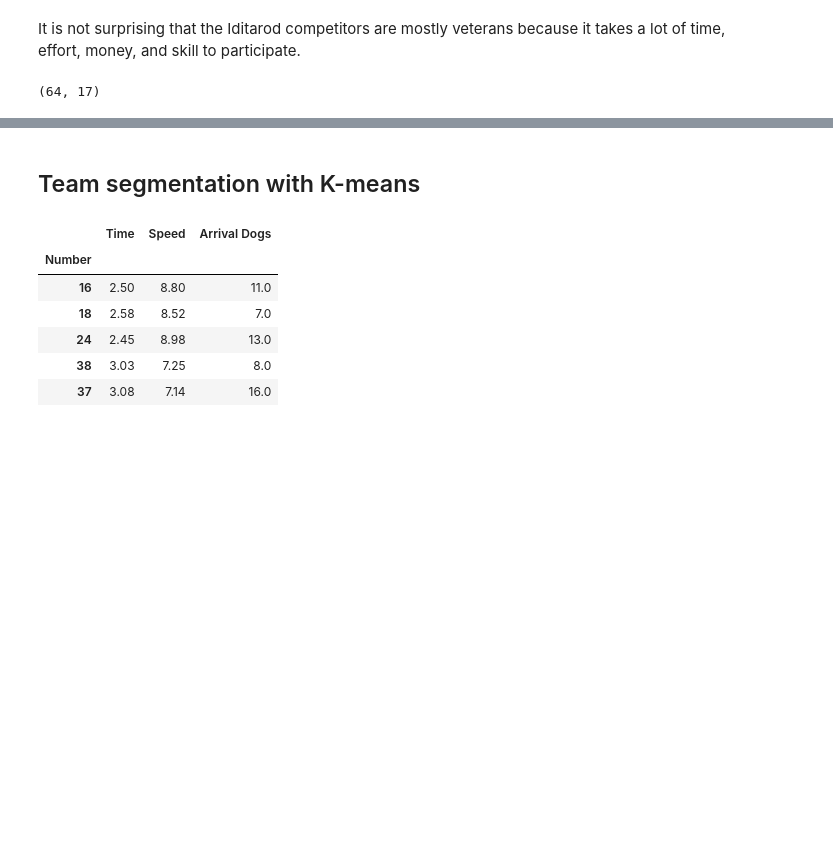
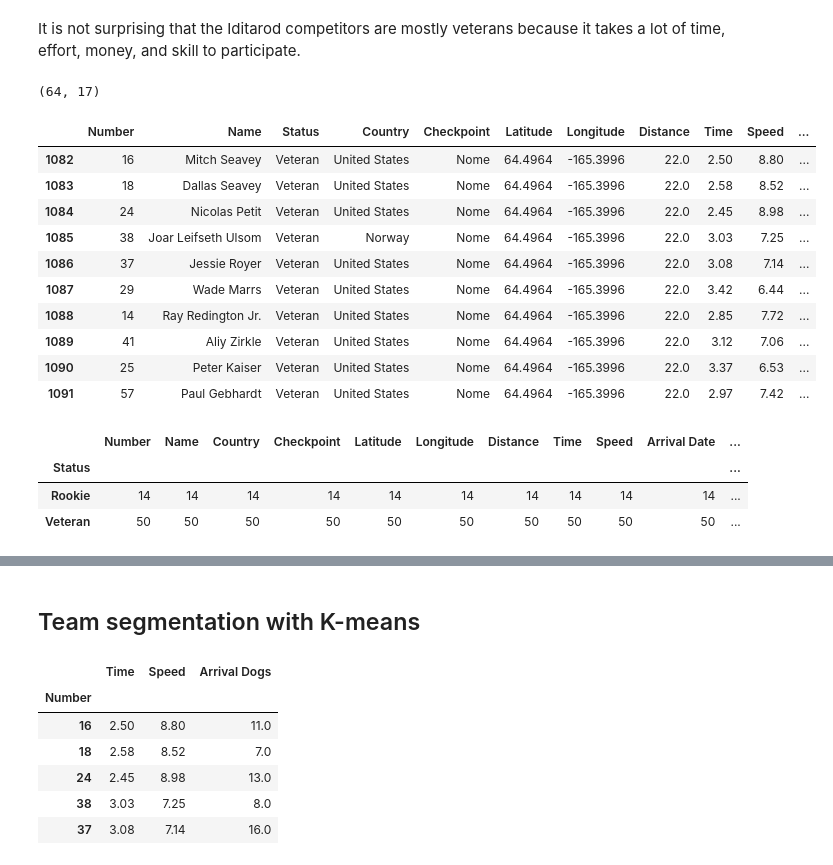
Before and after one commit to evelynzayas/Coursera_Capstone, a Jupyter notebook: Iditarod.ipynb, the cells around one changed output, grey strips where cells are left out. Drawn from its saved outputs; the diff is of its cells as text; code cells hidden in the pictures; blank space fills up the shorter version.

```diff
--- a/Iditarod.ipynb
+++ b/Iditarod.ipynb
@@ -382,3 +383,24 @@ df_nome = df[nome]
 df_nome.shape
 # %% [output]
 (64, 17)
+# %%
+df_nome.head(10)
+# %% [output]
+|  | Number | Name | Status | Country | Checkpoint | Latitude | Longitude | Distance | Time | Speed | ... |
+| 1082 | 16 | Mitch Seavey | Veteran | United States | Nome | 64.4964 | -165.3996 | 22.0 | 2.50 | 8.80 | ... |
+| 1083 | 18 | Dallas Seavey | Veteran | United States | Nome | 64.4964 | -165.3996 | 22.0 | 2.58 | 8.52 | ... |
+| 1084 | 24 | Nicolas Petit | Veteran | United States | Nome | 64.4964 | -165.3996 | 22.0 | 2.45 | 8.98 | ... |
+| 1085 | 38 | Joar Leifseth Ulsom | Veteran | Norway | Nome | 64.4964 | -165.3996 | 22.0 | 3.03 | 7.25 | ... |
+| 1086 | 37 | Jessie Royer | Veteran | United States | Nome | 64.4964 | -165.3996 | 22.0 | 3.08 | 7.14 | ... |
+| 1087 | 29 | Wade Marrs | Veteran | United States | Nome | 64.4964 | -165.3996 | 22.0 | 3.42 | 6.44 | ... |
+| 1088 | 14 | Ray Redington Jr. | Veteran | United States | Nome | 64.4964 | -165.3996 | 22.0 | 2.85 | 7.72 | ... |
+| 1089 | 41 | Aliy Zirkle | Veteran | United States | Nome | 64.4964 | -165.3996 | 22.0 | 3.12 | 7.06 | ... |
+| 1090 | 25 | Peter Kaiser | Veteran | United States | Nome | 64.4964 | -165.3996 | 22.0 | 3.37 | 6.53 | ... |
+| 1091 | 57 | Paul Gebhardt | Veteran | United States | Nome | 64.4964 | -165.3996 | 22.0 | 2.97 | 7.42 | ... |
+# %%
+df_nome.groupby(['Status']).count()
+# %% [output]
+|  | Number | Name | Country | Checkpoint | Latitude | Longitude | Distance | Time | Speed | Arrival Date | ... |
+| Status |  |  |  |  |  |  |  |  |  |  | ... |
+| Rookie | 14 | 14 | 14 | 14 | 14 | 14 | 14 | 14 | 14 | 14 | ... |
+| Veteran | 50 | 50 | 50 | 50 | 50 | 50 | 50 | 50 | 50 | 50 | ... |
```
Also changed, not shown: parts of 13 cells of this notebook.
